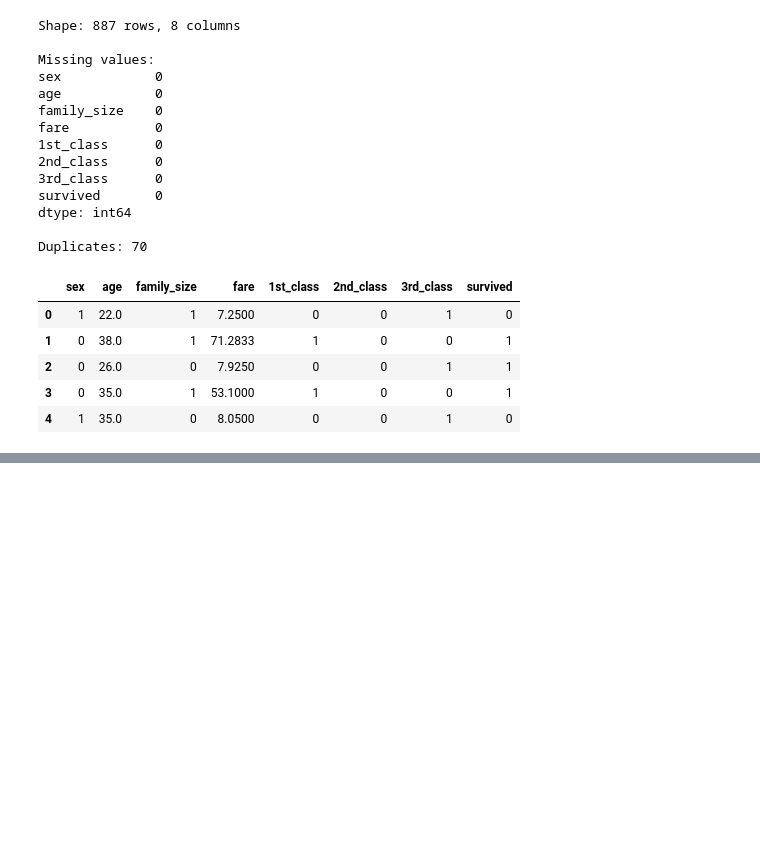
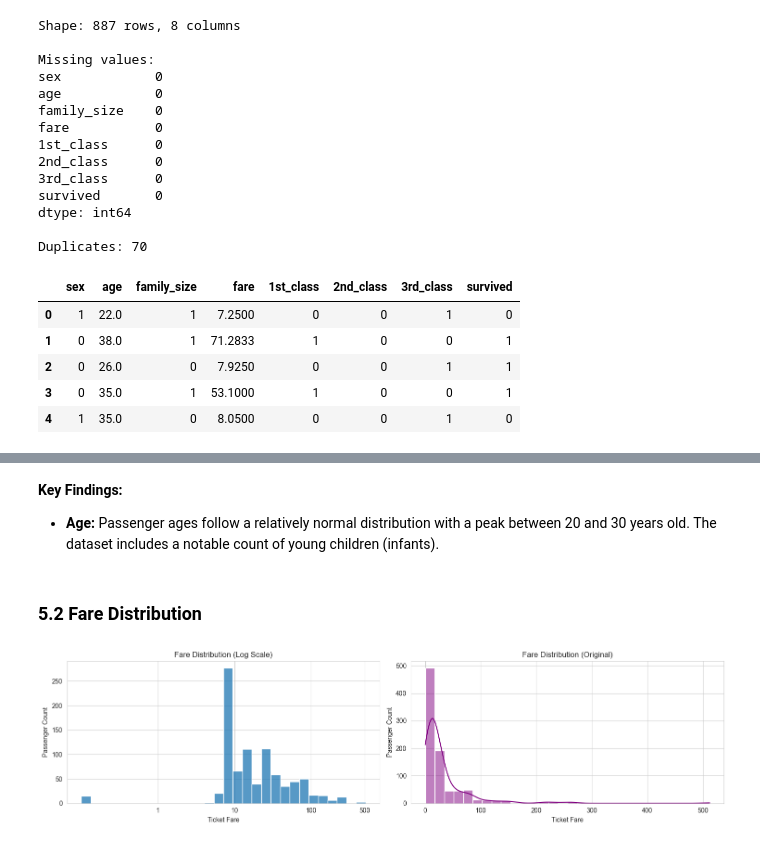
Before and after one commit to ybutkov/LEVEL3-MLOps, a Jupyter notebook: week-1/notebooks/part1_sklearn.ipynb, the cells around one changed output, grey strips where cells are left out. Cells and saved outputs as stored; diff of their text form; code cells hidden in the pictures; blank space fills up the shorter version.

```diff
--- a/week-1/notebooks/part1_sklearn.ipynb
+++ b/week-1/notebooks/part1_sklearn.ipynb
@@ -390,0 +188,30 @@ plt.show()
+# %% [markdown]
+**Key Findings:**
+
+* **Age:** Passenger ages follow a relatively normal distribution with a peak between 20 and 30 years old. The dataset includes a notable count of young children (infants).
+# %% [markdown]
+### 5.2 Fare Distribution
+# %%
+fig, axes = plt.subplots(1, 2, figsize=(15, 4))
+
+# 1. First plot: Log scale
+fare_log = np.log10(df['fare'] + 0.1)
+sns.histplot(x=fare_log, bins=30, kde=False, ax=axes[0])
+
+axes[0].set_xticks([0, 1, 2, 2.7])
+axes[0].set_xticklabels(['1', '10', '100', '500'])
+axes[0].set_title('Fare Distribution (Log Scale)')
+axes[0].set_xlabel('Ticket Fare')
+axes[0].set_ylabel('Passenger Count')
+
+# 2. Second plot: Original scale
+sns.histplot(df['fare'], kde=True, color='purple', bins=30, ax=axes[1])
+
+axes[1].set_title('Fare Distribution (Original)')
+axes[1].set_xlabel('Ticket Fare')
+axes[1].set_ylabel('Passenger Count')
+
+plt.tight_layout()
+plt.show()
+# %% [output]
+[figure, added]
```
Also changed, not shown: parts of 56 cells of this notebook, 1 other file.
